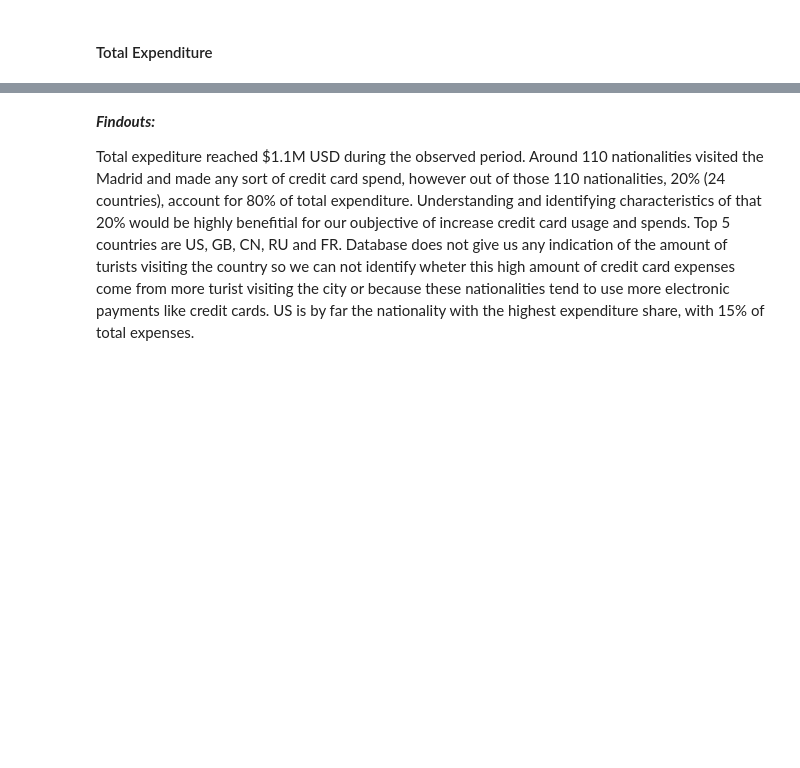
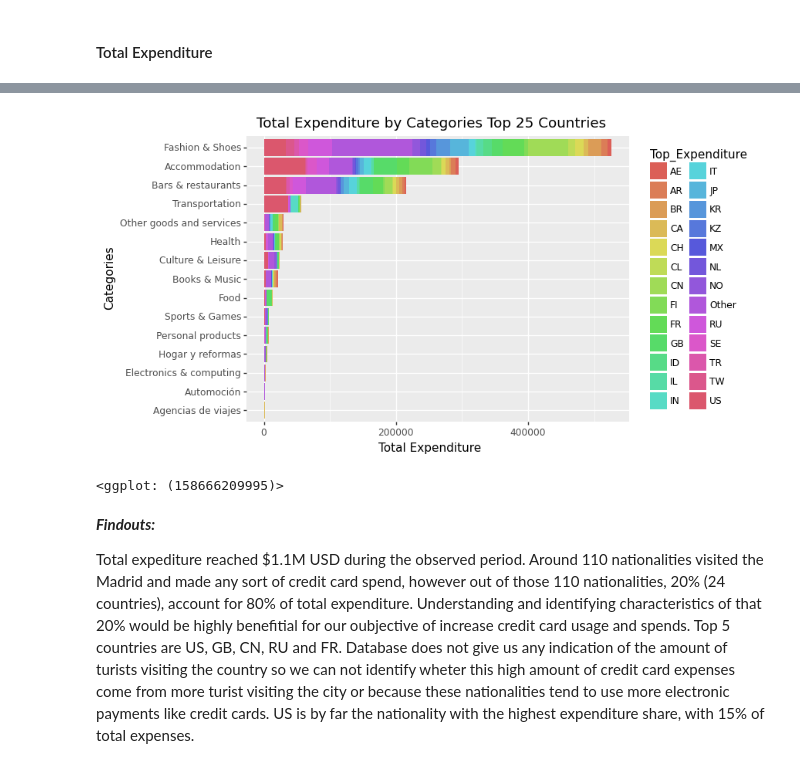
Before and after one commit to callysthenes/citibank_business_case_visual, a Jupyter notebook: EDA_Diana.ipynb, the cells around one changed output, grey strips where cells are left out. Saved outputs shown, nothing was run; the diff lists cells and outputs as text; code cells hidden in the pictures; blank space fills up the shorter version.

```diff
--- a/EDA_Diana.ipynb
+++ b/EDA_Diana.ipynb
@@ -269,3 +271,20 @@ ggplot(df_sorted, aes(x = 'reorder(customer_country, Total_Expenditure, fun=sum)
+# %%
+Left_join = pd.merge(left=df, right=df_sorted[['customer_country','Total_Expenditure']], on ='customer_country', how ='left')
+Left_join['Total_Expenditure'].fillna('Other', inplace=True)
+Left_join['Total_Expenditure'] = np.where(Left_join['Total_Expenditure'] != 'Other', Left_join['customer_country'], 'Other')
+Left_join.rename(columns = {'Total_Expenditure':'Top_Expenditure'}, inplace = True)
+# %%
+#Bar Chart Total Expenditure by Category and Country
+ggplot(Left_join, aes(x ='reorder(category, amount, fun=sum)', y = 'amount', fill='Top_Expenditure'))\
+    + geom_bar(stat="identity")\
+        + coord_flip()\
+            +scale_x_discrete(cmap_name="plasma")\
+                + ggtitle("Total Expenditure by Categories Top 25 Countries")\
+                    +labs(y= "Total Expenditure ", x = "Categories")\
+                         + guides(color=guide_legend(title='Total Expenditure'))
+# %% [output]
+[figure, added]
+<ggplot: (158666209995)>
 # %% [markdown]
 ***Findouts:***
 
```
Also changed, not shown: parts of 23 cells of this notebook.
